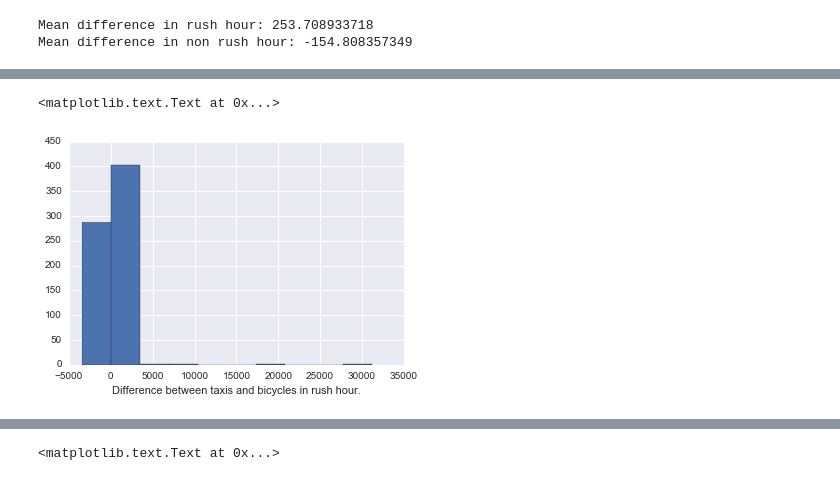
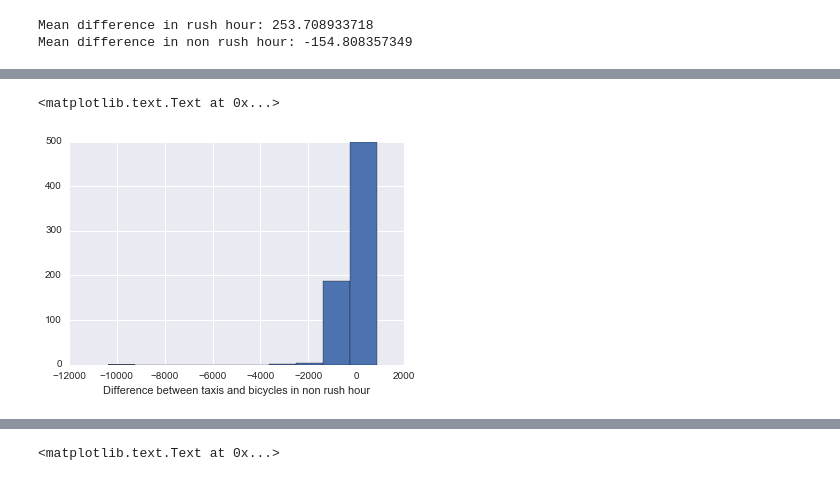
Before and after one commit to sarangof/Citibike-vs-taxis-NYC, a Jupyter notebook: WithZipcodeDistance.ipynb, the cells around one changed output, grey strips where cells are left out. Saved outputs shown, nothing was run; the diff lists cells and outputs as text; code cells hidden in the pictures.

```diff
--- a/WithZipcodeDistance.ipynb
+++ b/WithZipcodeDistance.ipynb
@@ -194,6 +168,6 @@ Mean difference in non rush hour: -154.808357349
 # %%
-plt.hist([val[1] for val in dict_rush.values()])
-plt.xlabel("Difference between taxis and bicycles in rush hour.")
+plt.hist([val[2] for val in dict_rush.values()])
+plt.xlabel("Difference between taxis and bicycles in non rush hour")
 # %% [output]
 <matplotlib.text.Text at 0x...>
-[figure, old version]
+[figure, new version]
```
Also changed, not shown: parts of 8 cells of this notebook.
